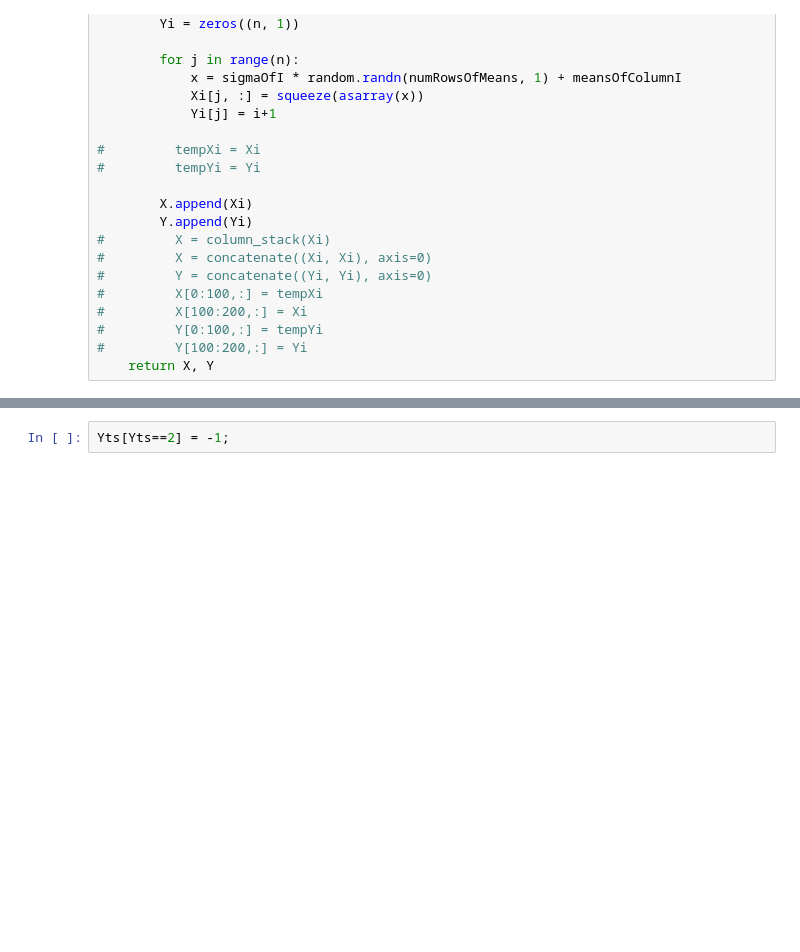
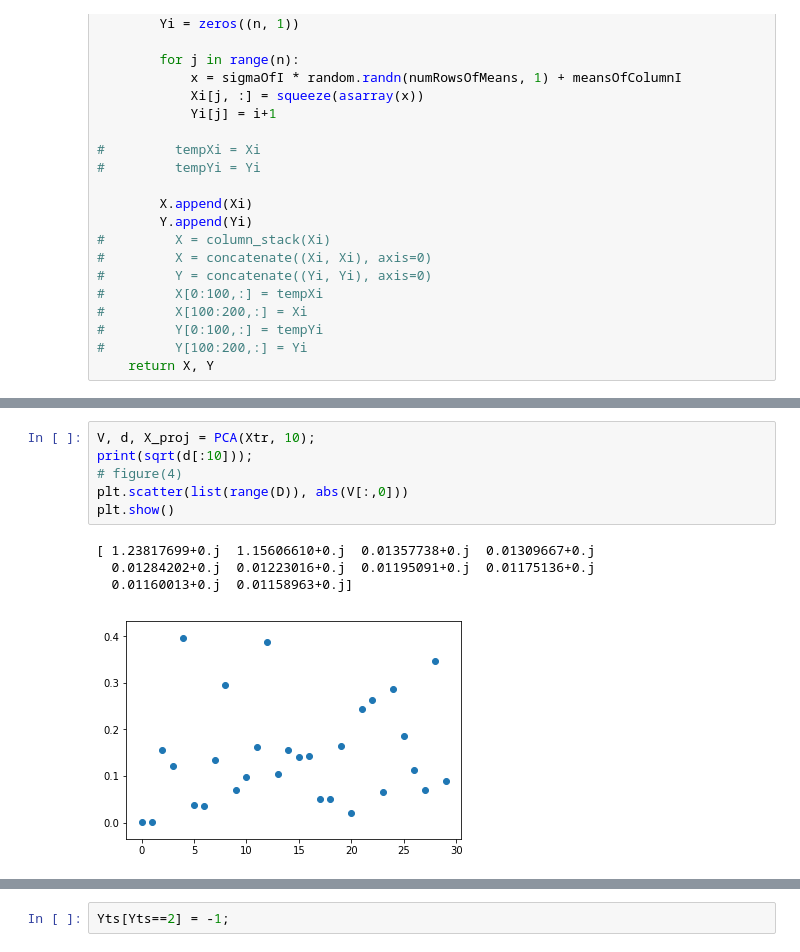
Before and after one commit to saratrajput/mlcc, a Jupyter notebook: mlccProject.ipynb, the cells around one changed output, grey strips where cells are left out. Drawn from its saved outputs; the diff is of its cells as text; blank space fills up the shorter version.

```diff
--- a/mlccProject.ipynb
+++ b/mlccProject.ipynb
@@ -145,0 +207,11 @@ def MixGauss(means, sigmas, n):
+# %%
+V, d, X_proj = PCA(Xtr, 10);
+print(sqrt(d[:10]));
+# figure(4)
+plt.scatter(list(range(D)), abs(V[:,0]))
+plt.show()
+# %% [output]
+[ 1.23817699+0.j  1.15606610+0.j  0.01357738+0.j  0.01309667+0.j
+  0.01284202+0.j  0.01223016+0.j  0.01195091+0.j  0.01175136+0.j
+  0.01160013+0.j  0.01158963+0.j]
+[figure, added]
```
Also changed, not shown: parts of 36 cells of this notebook, 2 other files.
